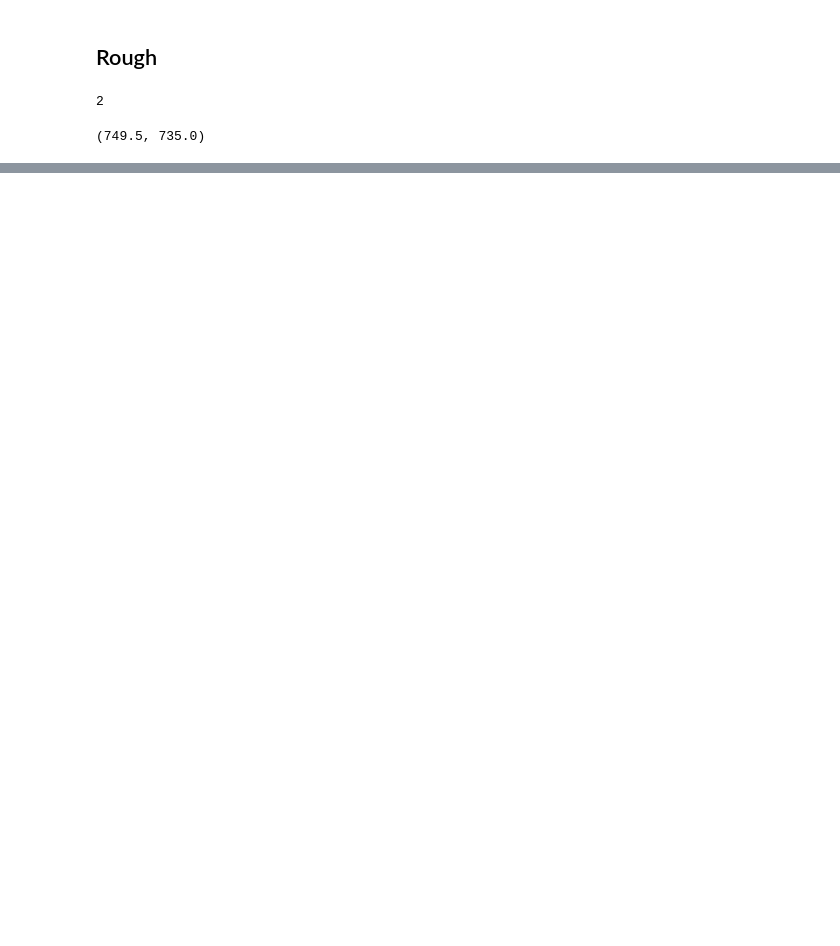
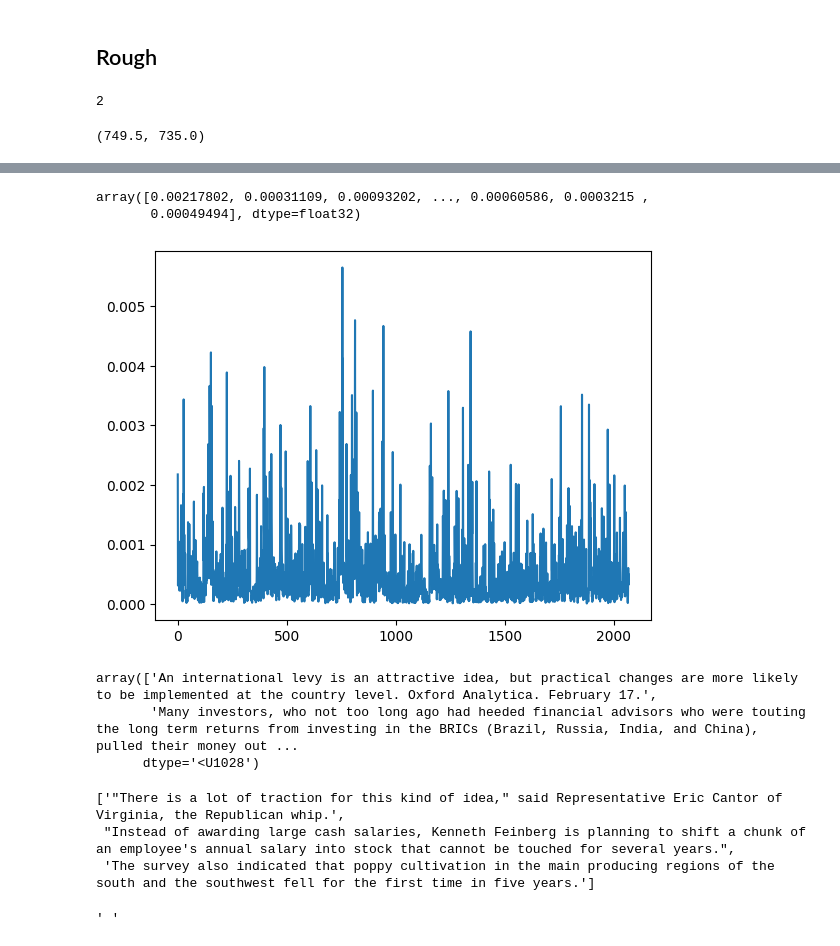
Before and after one commit to NamanChhibbar/LDS, a Jupyter notebook: temp.ipynb, the cells around one changed output, grey strips where cells are left out. Drawn from its saved outputs; the diff is of its cells as text; code cells hidden in the pictures; blank space fills up the shorter version.

```diff
--- a/temp.ipynb
+++ b/temp.ipynb
@@ -379,5 +289,15 @@ my_stop_words = [
 	"must", "may", "might", "could", "would", "shall", "need",
 	"needs", "given", "since", "though",
 ]
+for word in my_stop_words:
+	if word in nltk.corpus.stopwords.words("english"):
+		print(word)
 
 stop_words = nltk.corpus.stopwords.words("english") + my_stop_words
+stop_words += [
+	word.capitalize()
+	for word in stop_words
+	if not word.istitle()
+]
+
+len(stop_words)
@@ -415,0 +306,13 @@ re.sub(r"(\W|\b)[0-9]+(\W|\b)", "", "4534 4G 896 hv 7867")
+# %%
+keywords_preprocessor = TextProcessor(
+	only_words_nums = True,
+	remove_nums = True
+)
+
+text_keywords = get_keywords(
+	text,
+	stop_words = stop_words,
+	preprocessor = keywords_preprocessor
+)
+
+text_keywords
@@ -415,0 +340,12 @@ re.sub(r"(\W|\b)[0-9]+(\W|\b)", "", "4534 4G 896 hv 7867")
+# %%
+keywords_vec = sent_encoder.encode(" ".join(text_keywords))
+
+segment_similarities = []
+segments = text_segmenter(text)
+for segment in segments:
+	segment_vec = sent_encoder.encode(segment)
+	segment_similarities.append(
+		keywords_vec @ segment_vec
+	)
+
+segment_similarities
@@ -415,0 +370,35 @@ re.sub(r"(\W|\b)[0-9]+(\W|\b)", "", "4534 4G 896 hv 7867")
+# %%
+probs = torch.nn.functional.softmax(
+	torch.tensor(segment_similarities) * 10
+).numpy()
+
+probs
+# %% [output]
+array([0.00217802, 0.00031109, 0.00093202, ..., 0.00060586, 0.0003215 ,
+       0.00049494], dtype=float32)
+# %%
+plt.plot(probs)
+plt.show()
+# %% [output]
+[figure, added]
+# %%
+selected = np.random.choice(segments, size=2, p=probs, replace=False)
+selected
+# %% [output]
+array(['An international levy is an attractive idea, but practical changes are more likely to be implemented at the country level. Oxford Analytica. February 17.',
+       'Many investors, who not too long ago had heeded financial advisors who were touting the long term returns from investing in the BRICs (Brazil, Russia, India, and China), pulled their money out ...
+      dtype='<U1028')
+# %%
+[
+	segments[i]
+	for i, sim in enumerate(segment_similarities)
+	if sim < 0
+]
+# %% [output]
+['"There is a lot of traction for this kind of idea," said Representative Eric Cantor of Virginia, the Republican whip.',
+ "Instead of awarding large cash salaries, Kenneth Feinberg is planning to shift a chunk of an employee's annual salary into stock that cannot be touched for several years.",
+ 'The survey also indicated that poppy cultivation in the main producing regions of the south and the southwest fell for the first time in five years.']
+# %%
+re.sub(r"(\b|\+)[\d+-]+\b", "", "+1234-5678 +90")
+# %% [output]
+' '
```
Also changed, not shown: parts of 21 cells of this notebook, 2 other files.
